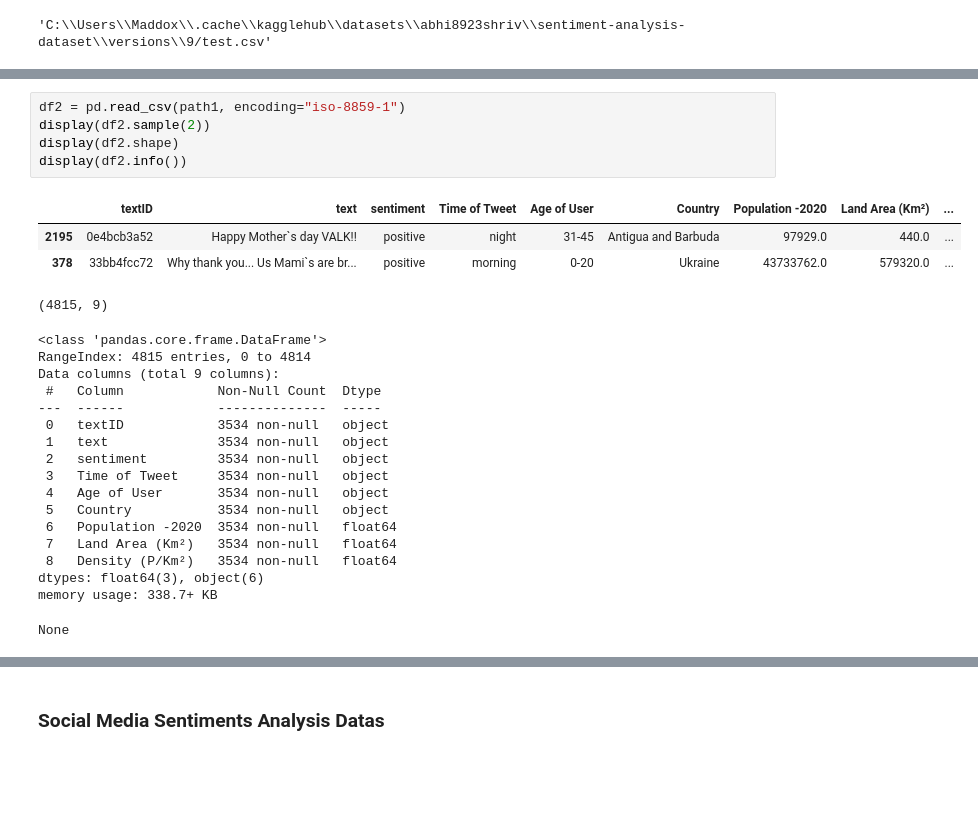
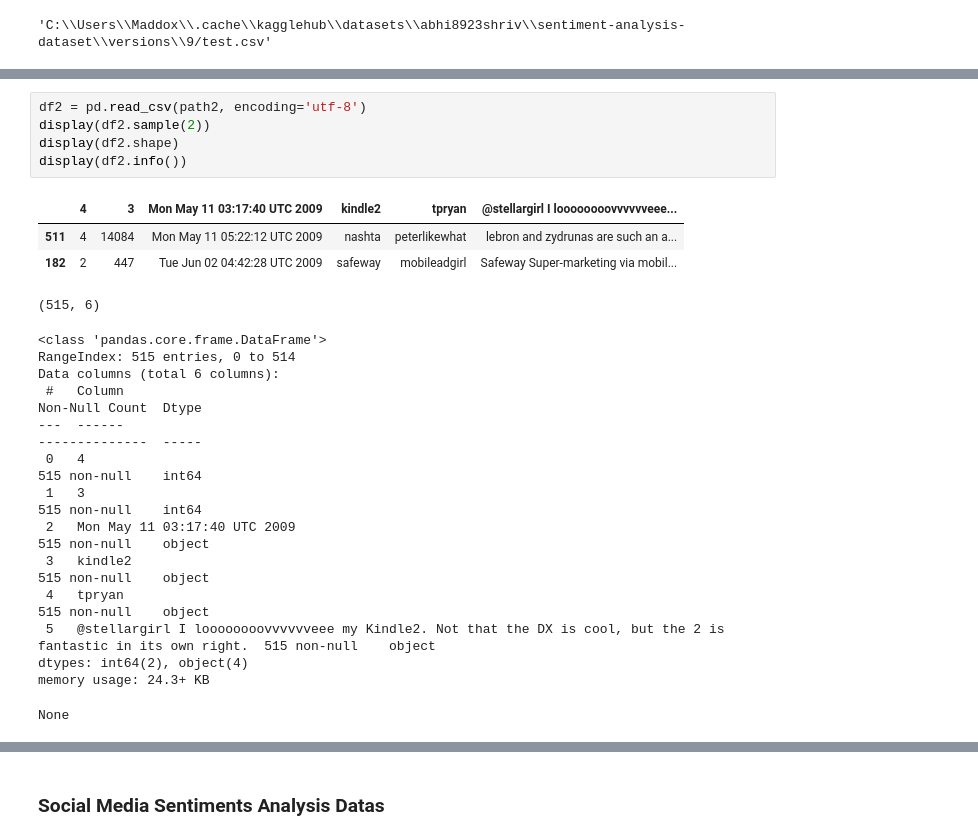
Before and after one commit to Maddox24425/Minor-Project, a Jupyter notebook: dataset_check_eda.ipynb, the cells around one changed output, grey strips where cells are left out. Cells and saved outputs as stored; diff of their text form; blank space fills up the shorter version.

```diff
--- a/dataset_check_eda.ipynb
+++ b/dataset_check_eda.ipynb
@@ -64,30 +67,27 @@ memory usage: 24.3+ KB
 None
 # %%
-df2 = pd.read_csv(path1, encoding="iso-8859-1")
+df2 = pd.read_csv(path2, encoding='utf-8')
 display(df2.sample(2))
 display(df2.shape)
 display(df2.info())
 # %% [output]
-|  | textID | text | sentiment | Time of Tweet | Age of User | Country | Population -2020 | Land Area (Km²) | ... |
-| 2195 | 0e4bcb3a52 | Happy Mother`s day VALK!! | positive | night | 31-45 | Antigua and Barbuda | 97929.0 | 440.0 | ... |
-| 378 | 33bb4fcc72 | Why thank you... Us Mami`s are br... | positive | morning | 0-20 | Ukraine | 43733762.0 | 579320.0 | ... |
+|  | 4 | 3 | Mon May 11 03:17:40 UTC 2009 | kindle2 | tpryan | @stellargirl I loooooooovvvvvveee... |
+| 511 | 4 | 14084 | Mon May 11 05:22:12 UTC 2009 | nashta | peterlikewhat | lebron and zydrunas are such an a... |
+| 182 | 2 | 447 | Tue Jun 02 04:42:28 UTC 2009 | safeway | mobileadgirl | Safeway Super-marketing via mobil... |
-(4815, 9)
+(515, 6)
 <class 'pandas.core.frame.DataFrame'>
-RangeIndex: 4815 entries, 0 to 4814
-Data columns (total 9 columns):
- #   Column            Non-Null Count  Dtype
----  ------            --------------  -----
- 0   textID            3534 non-null   object
- 1   text              3534 non-null   object
- 2   sentiment         3534 non-null   object
- 3   Time of Tweet     3534 non-null   object
- 4   Age of User       3534 non-null   object
- 5   Country           3534 non-null   object
- 6   Population -2020  3534 non-null   float64
- 7   Land Area (Km²)   3534 non-null   float64
- 8   Density (P/Km²)   3534 non-null   float64
-dtypes: float64(3), object(6)
-memory usage: 338.7+ KB
+RangeIndex: 515 entries, 0 to 514
+Data columns (total 6 columns):
+ #   Column                                                                                                           Non-Null Count  Dtype
+---  ------                                                                                                           --------------  -----
+ 0   4                                                                                                                515 non-null    int64
+ 1   3                                                                                                                515 non-null    int64
+ 2   Mon May 11 03:17:40 UTC 2009                                                                                     515 non-null    object
+ 3   kindle2                                                                                                          515 non-null    object
+ 4   tpryan                                                                                                           515 non-null    object
+ 5   @stellargirl I loooooooovvvvvveee my Kindle2. Not that the DX is cool, but the 2 is fantastic in its own right.  515 non-null    object
+dtypes: int64(2), object(4)
+memory usage: 24.3+ KB
 None
 # %%
 df3 = pd.read_csv(path3, encoding="iso-8859-1")
```
Also changed, not shown: parts of 7 cells of this notebook.
